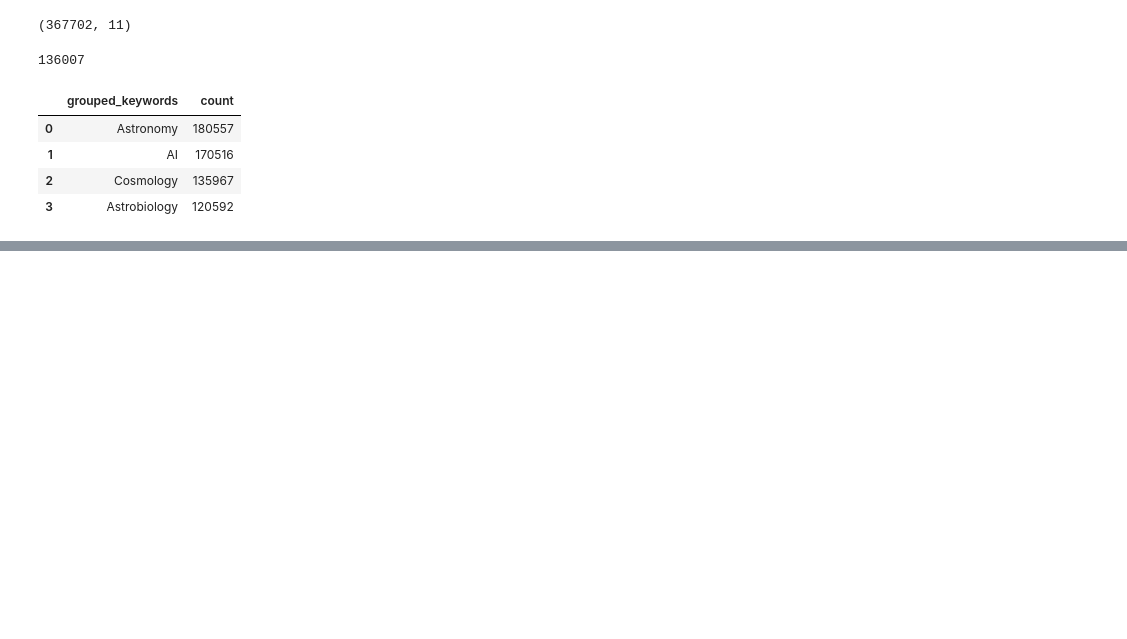
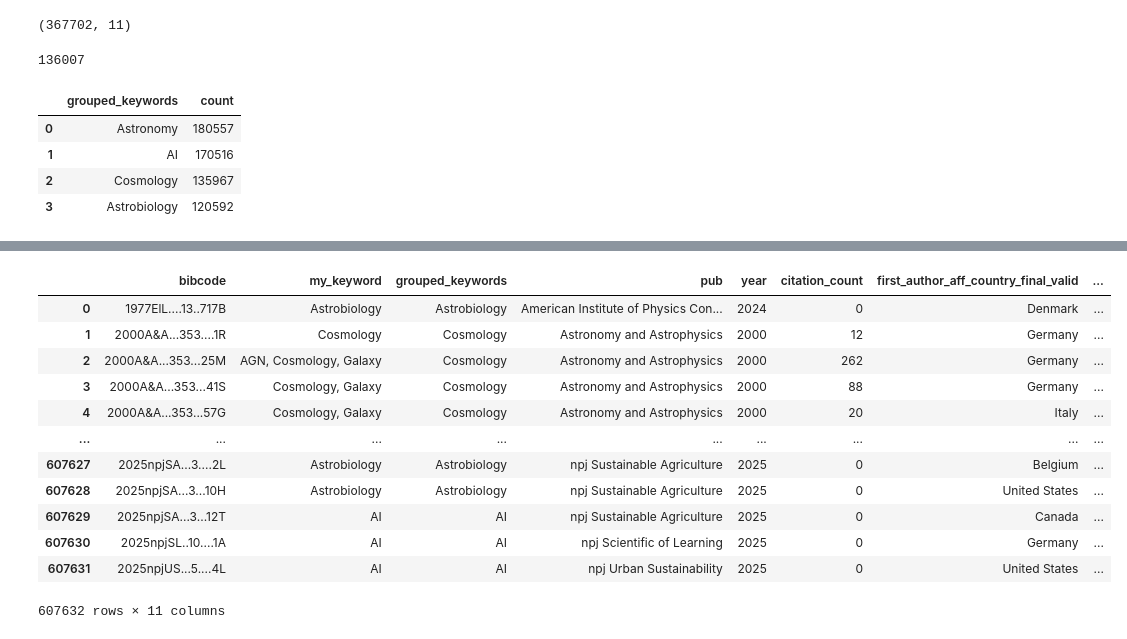
Before and after one commit to vadibekyan/ads_stats, a Jupyter notebook: ads_data_country_github.ipynb, the cells around one changed output, grey strips where cells are left out. Drawn from its saved outputs; the diff is of its cells as text; code cells hidden in the pictures; blank space fills up the shorter version.

```diff
--- a/ads_data_country_github.ipynb
+++ b/ads_data_country_github.ipynb
@@ -877,0 +864,16 @@ Calling float on a single element Series is deprecated and will raise a TypeErro
+# %%
+ads_data_aff
+# %% [output]
+|  | bibcode | my_keyword | grouped_keywords | pub | year | citation_count | first_author_aff_country_final_valid | ... |
+| 0 | 1977ElL....13..717B | Astrobiology | Astrobiology | American Institute of Physics Con... | 2024 | 0 | Denmark | ... |
+| 1 | 2000A&A...353....1R | Cosmology | Cosmology | Astronomy and Astrophysics | 2000 | 12 | Germany | ... |
+| 2 | 2000A&A...353...25M | AGN, Cosmology, Galaxy | Cosmology | Astronomy and Astrophysics | 2000 | 262 | Germany | ... |
+| 3 | 2000A&A...353...41S | Cosmology, Galaxy | Cosmology | Astronomy and Astrophysics | 2000 | 88 | Germany | ... |
+| 4 | 2000A&A...353...57G | Cosmology, Galaxy | Cosmology | Astronomy and Astrophysics | 2000 | 20 | Italy | ... |
+| ... | ... | ... | ... | ... | ... | ... | ... | ... |
+| 607627 | 2025npjSA...3....2L | Astrobiology | Astrobiology | npj Sustainable Agriculture | 2025 | 0 | Belgium | ... |
+| 607628 | 2025npjSA...3...10H | Astrobiology | Astrobiology | npj Sustainable Agriculture | 2025 | 0 | United States | ... |
+| 607629 | 2025npjSA...3...12T | AI | AI | npj Sustainable Agriculture | 2025 | 0 | Canada | ... |
+| 607630 | 2025npjSL..10....1A | AI | AI | npj Scientific of Learning | 2025 | 0 | Germany | ... |
+| 607631 | 2025npjUS...5....4L | AI | AI | npj Urban Sustainability | 2025 | 0 | United States | ... |
+607632 rows × 11 columns
```
Also changed, not shown: parts of 10 cells of this notebook, 6 other files.
